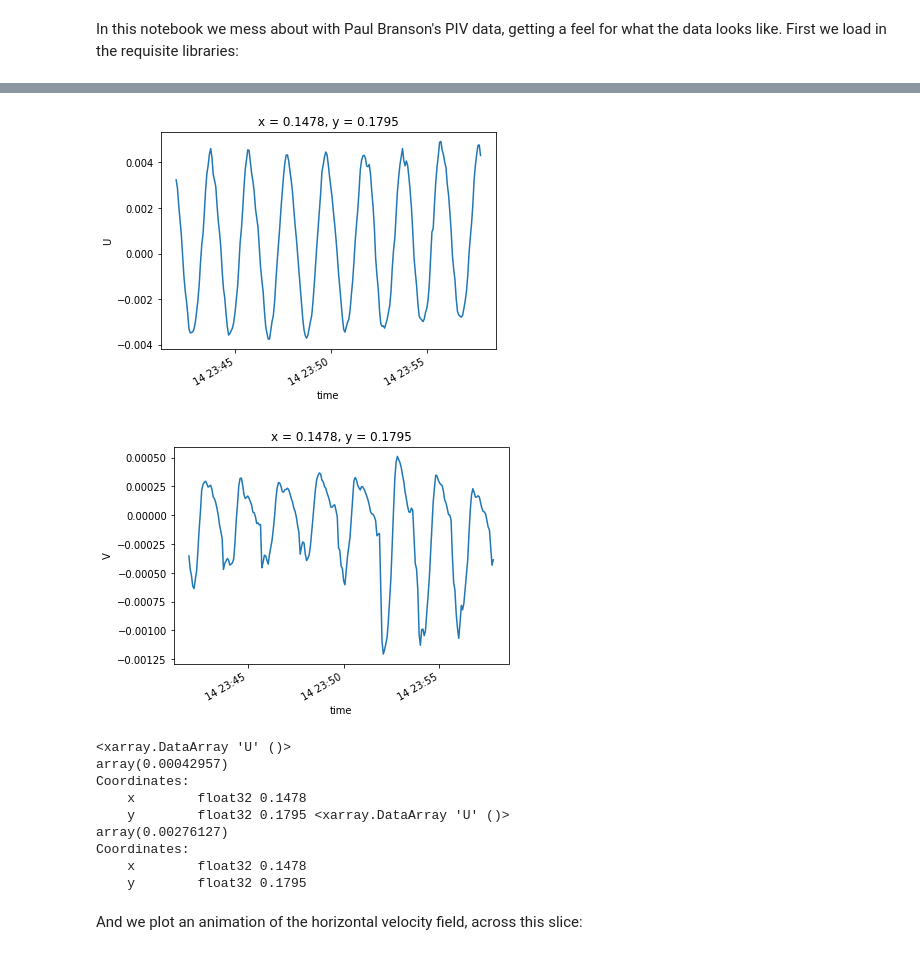
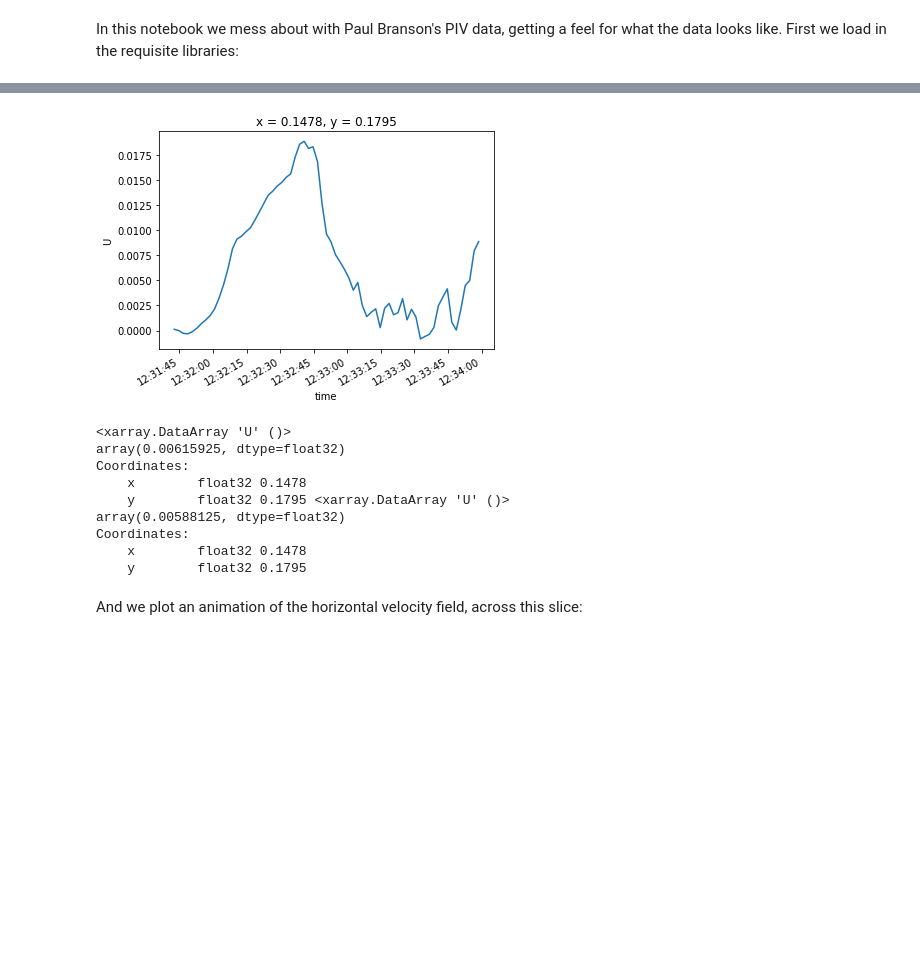
Before and after one commit to connor-duffin/sswfe, a Jupyter notebook: docs/dataset-small-tests.ipynb, the cells around one changed output, grey strips where cells are left out. Drawn from its saved outputs; the diff is of its cells as text; code cells hidden in the pictures; blank space fills up the shorter version.

```diff
--- a/docs/dataset-small-tests.ipynb
+++ b/docs/dataset-small-tests.ipynb
@@ -12,7 +12,7 @@ import pandas as pd
 import matplotlib.pyplot as plt
 from matplotlib.animation import FuncAnimation
 # %%
-ds = xr.open_dataset("../data/Run08_G0_dt4.0_de1.0_ne5_velocity.nc")
+ds = xr.open_dataset("../data/CylinderTest02_G0_dt2.00_de0.50_ne4_velocity.nc")
 ds
 # %% [output]
 <xarray.Dataset>
@@ -72,24 +60,20 @@ plt.show()
 # %%
 x_idx = (np.abs(u_averaged.coords["x"] - 0.15)).argmin()
 y_idx = (np.abs(u_averaged.coords["y"] - 0.1801)).argmin()
 
 u_averaged.isel(x=x_idx, y=y_idx).plot()
 plt.show()
 
-v_averaged.isel(x=x_idx, y=y_idx).plot()
-plt.show()
-
 print(u_averaged.isel(x=x_idx, y=y_idx).mean(),
       u_averaged.isel(x=x_idx, y=y_idx).std())
 # %% [output]
-[figure, old version]
+[figure, new version]
-[figure, removed]
 <xarray.DataArray 'U' ()>
-array(0.00042957)
+array(0.00615925, dtype=float32)
 Coordinates:
     x        float32 0.1478
     y        float32 0.1795 <xarray.DataArray 'U' ()>
-array(0.00276127)
+array(0.00588125, dtype=float32)
 Coordinates:
     x        float32 0.1478
     y        float32 0.1795
```
Also changed, not shown: parts of 15 cells of this notebook, 7 other files.
